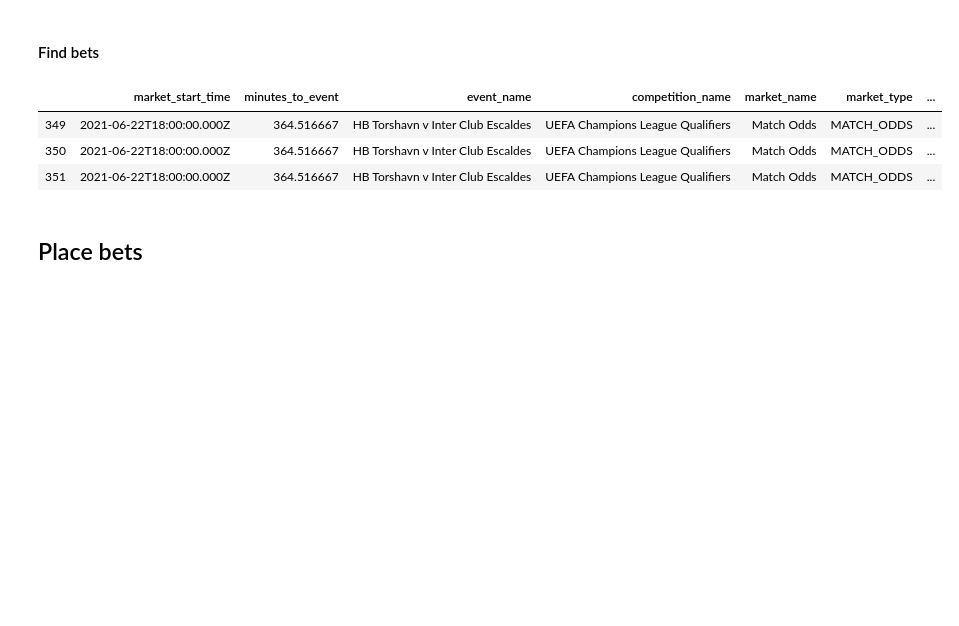
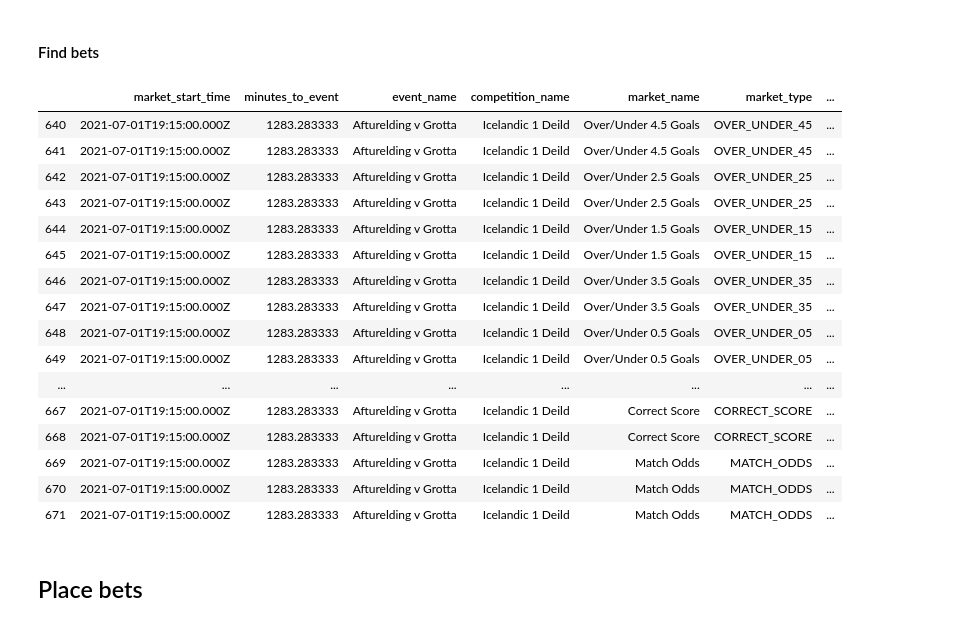
Before and after one commit to AngusMcKay/free_money, a Jupyter notebook: tote/Betfair get odds and place bets - football.ipynb, the cells around one changed output. Saved outputs shown, nothing was run; the diff lists cells and outputs as text; code cells hidden in the pictures; blank space fills up the shorter version.

```diff
--- a/tote/Betfair get odds and place bets - football.ipynb
+++ b/tote/Betfair get odds and place bets - football.ipynb
@@ -766,17 +763,30 @@ sns.lineplot(data=plot_data, x=to_plot+' - ltp', y=to_plot+' - ltp')
 # %% [markdown]
 #### Find bets
 # %%
-event_str = 'Torsha'
+event_str = 'Aftur'
 market_type = 'MATCH_ODDS' # 'CORRECT_SCORE'
 output_df.loc[
     (output_df['event_name'].str.contains(event_str, case=False, regex=False, na=False)) &
     (output_df['market_type']==market_type),
     cols_to_view]
 # %% [output]
 |  | market_start_time | minutes_to_event | event_name | competition_name | market_name | market_type | ... |
-| 349 | 2021-06-22T18:00:00.000Z | 364.516667 | HB Torshavn v Inter Club Escaldes | UEFA Champions League Qualifiers | Match Odds | MATCH_ODDS | ... |
-| 350 | 2021-06-22T18:00:00.000Z | 364.516667 | HB Torshavn v Inter Club Escaldes | UEFA Champions League Qualifiers | Match Odds | MATCH_ODDS | ... |
-| 351 | 2021-06-22T18:00:00.000Z | 364.516667 | HB Torshavn v Inter Club Escaldes | UEFA Champions League Qualifiers | Match Odds | MATCH_ODDS | ... |
+| 640 | 2021-07-01T19:15:00.000Z | 1283.283333 | Afturelding v Grotta | Icelandic 1 Deild | Over/Under 4.5 Goals | OVER_UNDER_45 | ... |
+| 641 | 2021-07-01T19:15:00.000Z | 1283.283333 | Afturelding v Grotta | Icelandic 1 Deild | Over/Under 4.5 Goals | OVER_UNDER_45 | ... |
+| 642 | 2021-07-01T19:15:00.000Z | 1283.283333 | Afturelding v Grotta | Icelandic 1 Deild | Over/Under 2.5 Goals | OVER_UNDER_25 | ... |
+| 643 | 2021-07-01T19:15:00.000Z | 1283.283333 | Afturelding v Grotta | Icelandic 1 Deild | Over/Under 2.5 Goals | OVER_UNDER_25 | ... |
+| 644 | 2021-07-01T19:15:00.000Z | 1283.283333 | Afturelding v Grotta | Icelandic 1 Deild | Over/Under 1.5 Goals | OVER_UNDER_15 | ... |
+| 645 | 2021-07-01T19:15:00.000Z | 1283.283333 | Afturelding v Grotta | Icelandic 1 Deild | Over/Under 1.5 Goals | OVER_UNDER_15 | ... |
+| 646 | 2021-07-01T19:15:00.000Z | 1283.283333 | Afturelding v Grotta | Icelandic 1 Deild | Over/Under 3.5 Goals | OVER_UNDER_35 | ... |
+| 647 | 2021-07-01T19:15:00.000Z | 1283.283333 | Afturelding v Grotta | Icelandic 1 Deild | Over/Under 3.5 Goals | OVER_UNDER_35 | ... |
+| 648 | 2021-07-01T19:15:00.000Z | 1283.283333 | Afturelding v Grotta | Icelandic 1 Deild | Over/Under 0.5 Goals | OVER_UNDER_05 | ... |
+| 649 | 2021-07-01T19:15:00.000Z | 1283.283333 | Afturelding v Grotta | Icelandic 1 Deild | Over/Under 0.5 Goals | OVER_UNDER_05 | ... |
+| ... | ... | ... | ... | ... | ... | ... | ... |
+| 667 | 2021-07-01T19:15:00.000Z | 1283.283333 | Afturelding v Grotta | Icelandic 1 Deild | Correct Score | CORRECT_SCORE | ... |
+| 668 | 2021-07-01T19:15:00.000Z | 1283.283333 | Afturelding v Grotta | Icelandic 1 Deild | Correct Score | CORRECT_SCORE | ... |
+| 669 | 2021-07-01T19:15:00.000Z | 1283.283333 | Afturelding v Grotta | Icelandic 1 Deild | Match Odds | MATCH_ODDS | ... |
+| 670 | 2021-07-01T19:15:00.000Z | 1283.283333 | Afturelding v Grotta | Icelandic 1 Deild | Match Odds | MATCH_ODDS | ... |
+| 671 | 2021-07-01T19:15:00.000Z | 1283.283333 | Afturelding v Grotta | Icelandic 1 Deild | Match Odds | MATCH_ODDS | ... |
 # %% [markdown]
 ## Place bets
 # %%
```
Also changed, not shown: parts of 26 cells of this notebook, 2 other files.
